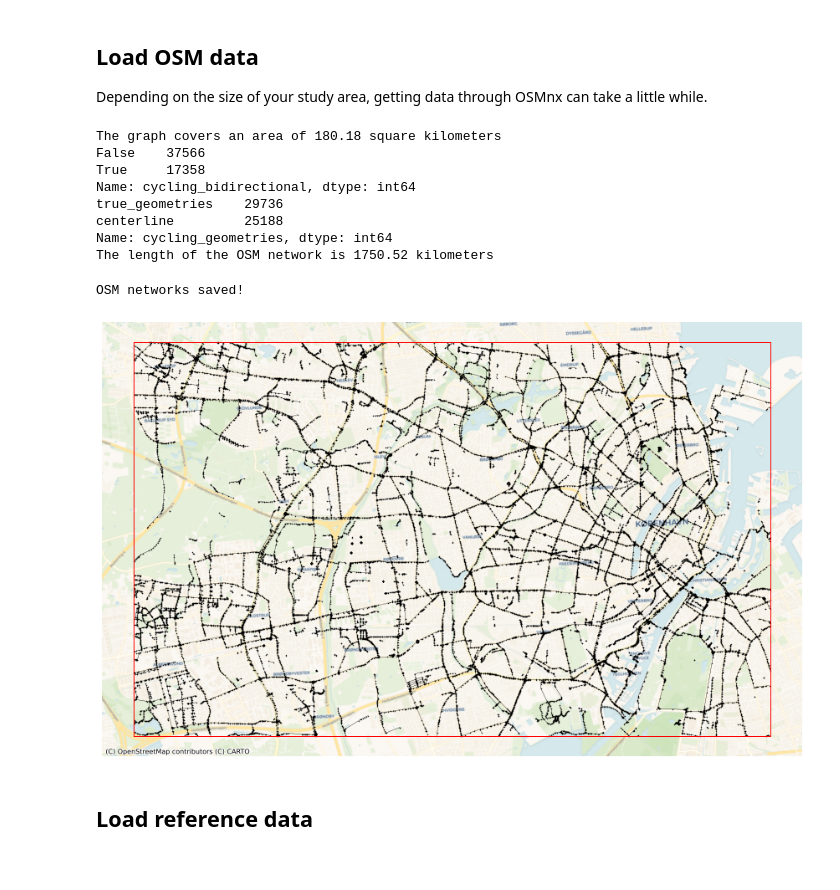
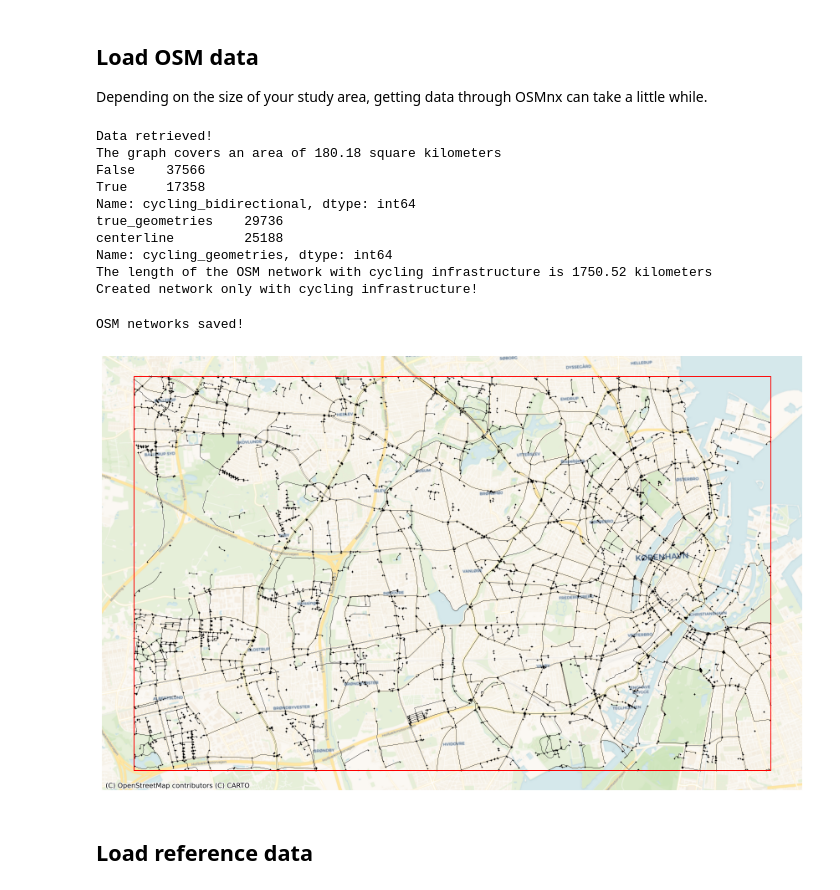
Before and after one commit to anerv/cycling_data_quality, a Jupyter notebook: scripts/load_data.ipynb, the cells around one changed output. Drawn from its saved outputs; the diff is of its cells as text; code cells hidden in the pictures.

```diff
--- a/scripts/load_data.ipynb
+++ b/scripts/load_data.ipynb
@@ -30,13 +30,15 @@ with open(r'../config.yml') as file:
     reference_comparison = parsed_yaml_file['reference_comparison']
     reference_fp = parsed_yaml_file['reference_fp']
     reference_geometries = parsed_yaml_file['reference_geometries']
-    column_bidirectional = parsed_yaml_file['column_bidirectional']
+    bidirectional = parsed_yaml_file['bidirectional']
+
+    grid_cell_size = parsed_yaml_file['grid_cell_size']
 
 
 print('Settings loaded!')
 
 ef.check_settings_validity(study_area, study_area_poly_fp, study_crs, use_custom_filter, custom_filter, reference_comparison,
-    reference_fp, reference_geometries, column_bidirectional)
+    reference_fp, reference_geometries, bidirectional, grid_cell_size)
 # %% [output]
 Settings loaded!
 # %% [markdown]
@@ -71,0 +76,17 @@ The size of the study area is 181.38 square kilometers
+# %%
+grid = ef.create_grid_geometry(study_area_poly, grid_cell_size)
+
+grid.to_file(f'../data/grid_{study_area}.gpkg')
+
+fig, ax = plt.subplots(1, figsize=(15,15))
+
+print(f'The grid contains {len(grid)} cells')
+
+grid.plot(ax=ax, facecolor='none', edgecolor='green', alpha=0.4)
+
+ax.set_axis_off()
+
+cx.add_basemap(
+    ax,
+    crs=study_area_poly.crs,
+    source=cx.providers.CartoDB.Voyager)
@@ -74,7 +98,7 @@ The size of the study area is 181.38 square kilometers
 
 Depending on the size of your study area, getting data through OSMnx can take a little while.
 # %%
-# TODO: Method for getting graph based on custom filter?
+# TODO: Use other method for getting graph based on custom filter?
 
 ox.utils.config(use_cache=True,
     useful_tags_way = osm_way_tags)
@@ -127,6 +151,7 @@ print(f'The length of the OSM network with cycling infrastructure is {cycling_ed
 cycling_graph, cycling_nodes = ef.create_cycling_network(cycling_edges, osm_nodes, graph_osm, return_nodes=True)
 print('Created network only with cycling infrastructure!')
 # %% [output]
+Data retrieved!
 The graph covers an area of 180.18 square kilometers
 False    37566
 True     17358
@@ -134,41 +159,43 @@ Name: cycling_bidirectional, dtype: int64
 true_geometries    29736
 centerline         25188
 Name: cycling_geometries, dtype: int64
-The length of the OSM network is 1750.52 kilometers
+The length of the OSM network with cycling infrastructure is 1750.52 kilometers
+Created network only with cycling infrastructure!
 # %%
 # Simplify network
 graph_osm_simple = sf.simplify_graph(cycling_graph, attributes=['cycling_infrastructure','cycling_bidirectional','cycling_geometries'])
 
 # Save data
 ox.save_graphml(cycling_graph, f'../data/osm_{study_area}.graphml')
 ox.save_graphml(graph_osm_simple, f'../data/osm_{study_area}_simple.graphml')
 print('OSM networks saved!')
 
 # TODO: Save results of simplifying network
 
 # Save time for when OSM data was loaded
 current_time = datetime.now().strftime('%m/%d/%Y, %H:%M:%S')
 f = open('../osm_meta.txt', 'a')
 f.write(f'OSM data for {study_area} downloaded at: {current_time} \n')
 f.close()
 
 # Plot network
+simplified_nodes, simplified_edges = ox.graph_to_gdfs(graph_osm_simple)
 fig, ax = plt.subplots(1, figsize=(15,15))
 
-cycling_edges.plot(ax=ax, color='black', linewidth=0.2)
-cycling_nodes.plot(ax=ax, color='black', markersize=0.2)
+simplified_edges.plot(ax=ax, color='black', linewidth=0.2)
+simplified_nodes.plot(ax=ax, color='black', markersize=0.3)
 
 study_area_poly.plot(ax=ax, edgecolor='red', facecolor='None', linewidth=1)
 
 cx.add_basemap(
     ax=ax,
     crs=study_area_poly.crs,
     source=cx.providers.CartoDB.Voyager
 )
 ax.set_axis_off()
 # %% [output]
 OSM networks saved!
-[figure, old version]
+[figure, new version]
 # %% [markdown]
 ## Load reference data
 # %%
```
Also changed, not shown: parts of 3 cells of this notebook, 7 other files.
